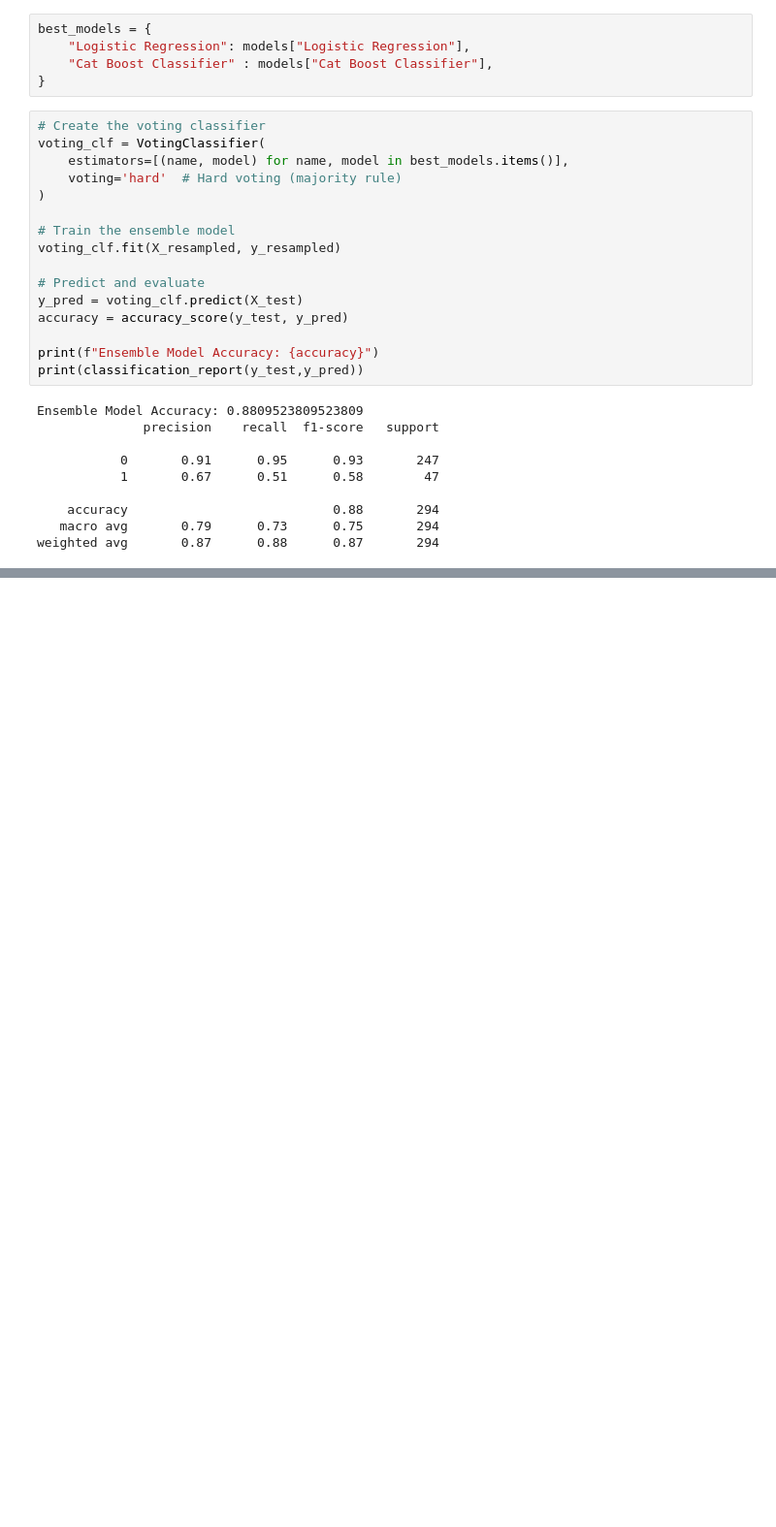
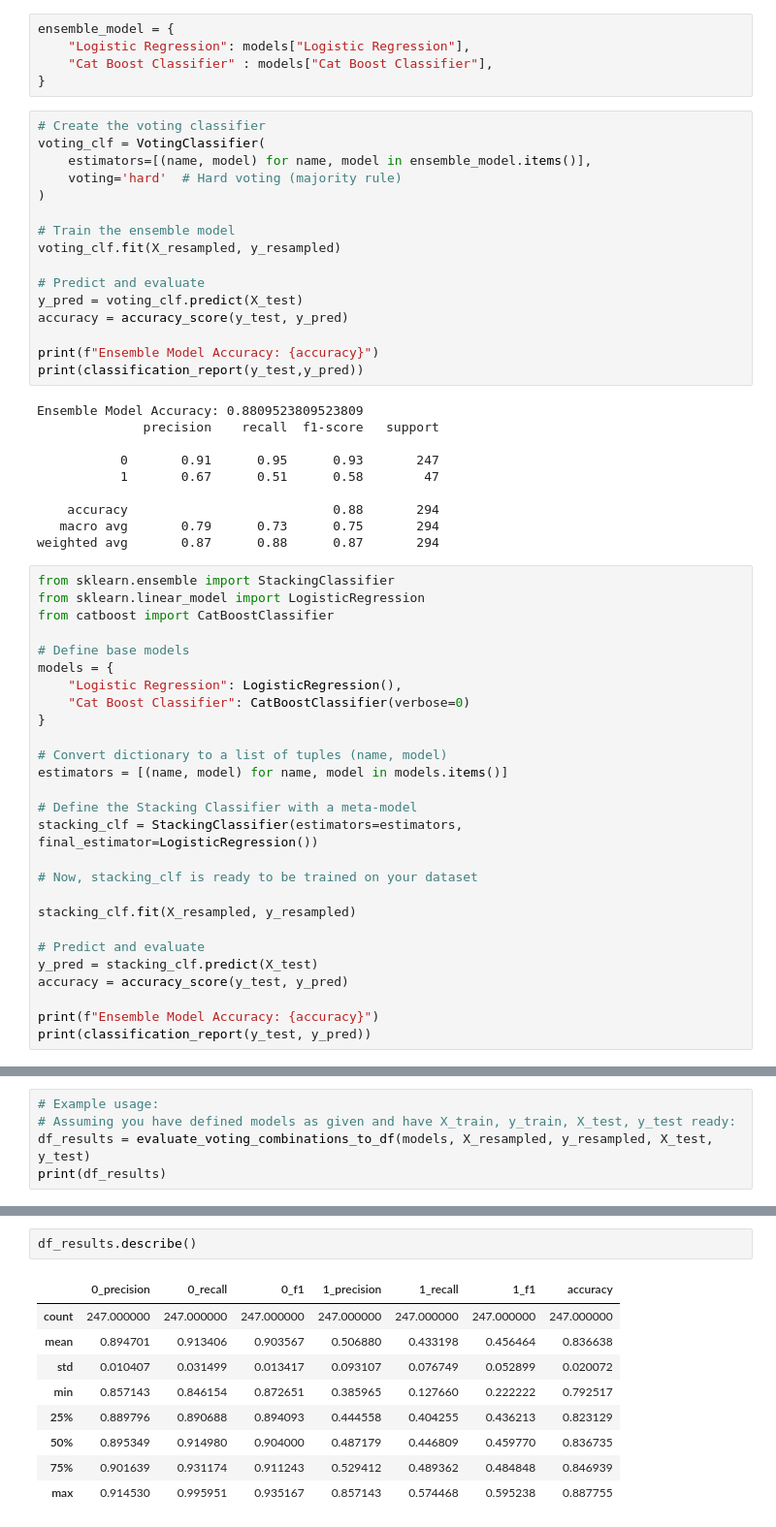
Before and after one commit to Sarthak-G0yal/PredictingEmployeeAttrition, a Jupyter notebook: notebook.ipynb, the cells around one changed output, grey strips where cells are left out. Shown at 97% size. Drawn from its saved outputs; the diff is of its cells as text; blank space fills up the shorter version.

Commit message:
add: new_ensemble_model with better results

```diff
--- a/notebook.ipynb
+++ b/notebook.ipynb
@@ -323,14 +366,14 @@ From your table, here are my thoughts on the model performances:
 
 # Data Sparity is the Biggest Problem
 # %%
-best_models = {
+ensemble_model = {
     "Logistic Regression": models["Logistic Regression"],
     "Cat Boost Classifier" : models["Cat Boost Classifier"],
 }
 # %%
 # Create the voting classifier
 voting_clf = VotingClassifier(
-    estimators=[(name, model) for name, model in best_models.items()],
+    estimators=[(name, model) for name, model in ensemble_model.items()],
     voting='hard'  # Hard voting (majority rule)
 )
 
@@ -353,3 +396,30 @@ Ensemble Model Accuracy: 0.8809523809523809
     accuracy                           0.88       294
    macro avg       0.79      0.73      0.75       294
 weighted avg       0.87      0.88      0.87       294
+# %%
+from sklearn.ensemble import StackingClassifier
+from sklearn.linear_model import LogisticRegression
+from catboost import CatBoostClassifier
+
+# Define base models
+models = {
+    "Logistic Regression": LogisticRegression(),
+    "Cat Boost Classifier": CatBoostClassifier(verbose=0)
+}
+
+# Convert dictionary to a list of tuples (name, model)
+estimators = [(name, model) for name, model in models.items()]
+
+# Define the Stacking Classifier with a meta-model
+stacking_clf = StackingClassifier(estimators=estimators, final_estimator=LogisticRegression())
+
+# Now, stacking_clf is ready to be trained on your dataset
+
+stacking_clf.fit(X_resampled, y_resampled)
+
+# Predict and evaluate
+y_pred = stacking_clf.predict(X_test)
+accuracy = accuracy_score(y_test, y_pred)
+
+print(f"Ensemble Model Accuracy: {accuracy}")
+print(classification_report(y_test, y_pred))
@@ -355,0 +500,5 @@ weighted avg       0.87      0.88      0.87       294
+# %%
+# Example usage:
+# Assuming you have defined models as given and have X_train, y_train, X_test, y_test ready:
+df_results = evaluate_voting_combinations_to_df(models, X_resampled, y_resampled, X_test, y_test)
+print(df_results)
@@ -355,0 +625,12 @@ weighted avg       0.87      0.88      0.87       294
+# %%
+df_results.describe()
+# %% [output]
+|  | 0_precision | 0_recall | 0_f1 | 1_precision | 1_recall | 1_f1 | accuracy |
+| count | 247.000000 | 247.000000 | 247.000000 | 247.000000 | 247.000000 | 247.000000 | 247.000000 |
+| mean | 0.894701 | 0.913406 | 0.903567 | 0.506880 | 0.433198 | 0.456464 | 0.836638 |
+| std | 0.010407 | 0.031499 | 0.013417 | 0.093107 | 0.076749 | 0.052899 | 0.020072 |
+| min | 0.857143 | 0.846154 | 0.872651 | 0.385965 | 0.127660 | 0.222222 | 0.792517 |
+| 25% | 0.889796 | 0.890688 | 0.894093 | 0.444558 | 0.404255 | 0.436213 | 0.823129 |
+| 50% | 0.895349 | 0.914980 | 0.904000 | 0.487179 | 0.446809 | 0.459770 | 0.836735 |
+| 75% | 0.901639 | 0.931174 | 0.911243 | 0.529412 | 0.489362 | 0.484848 | 0.846939 |
+| max | 0.914530 | 0.995951 | 0.935167 | 0.857143 | 0.574468 | 0.595238 | 0.887755 |
```
Also changed, not shown: parts of 10 cells of this notebook, 1 other file.
